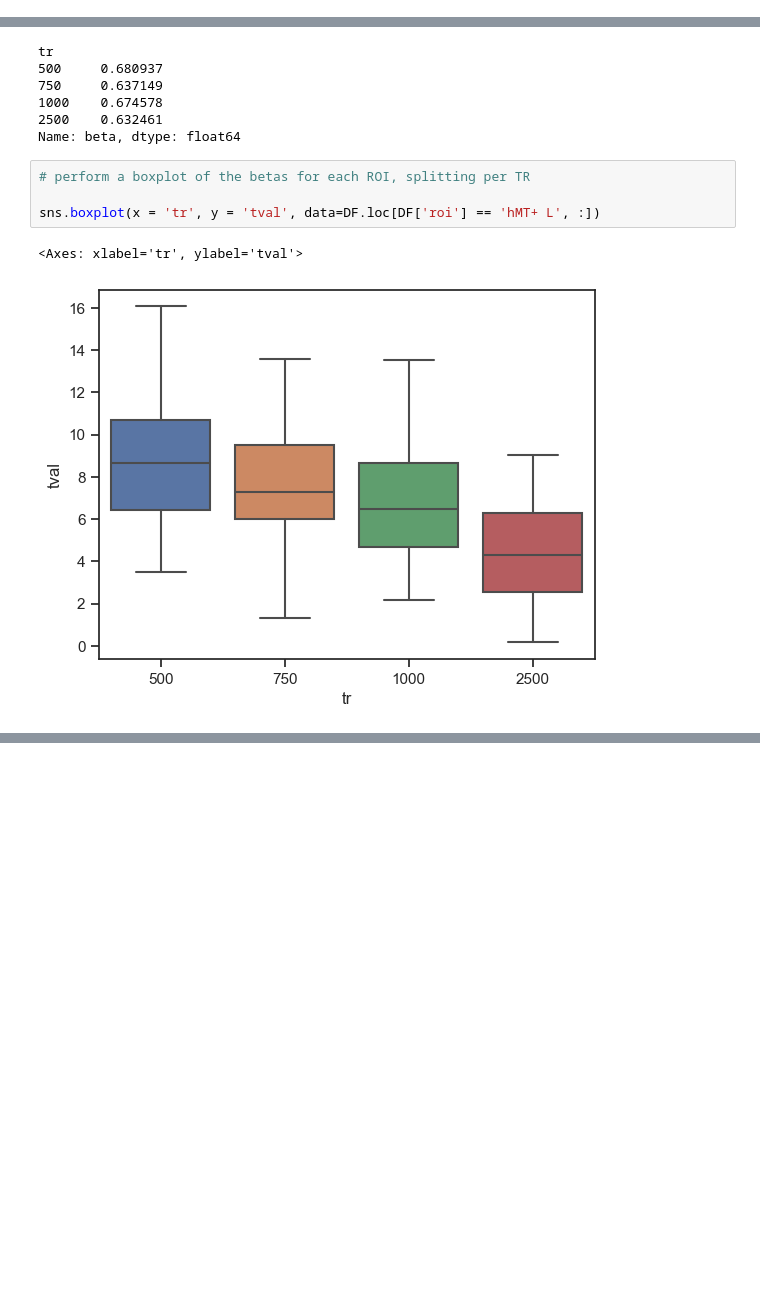
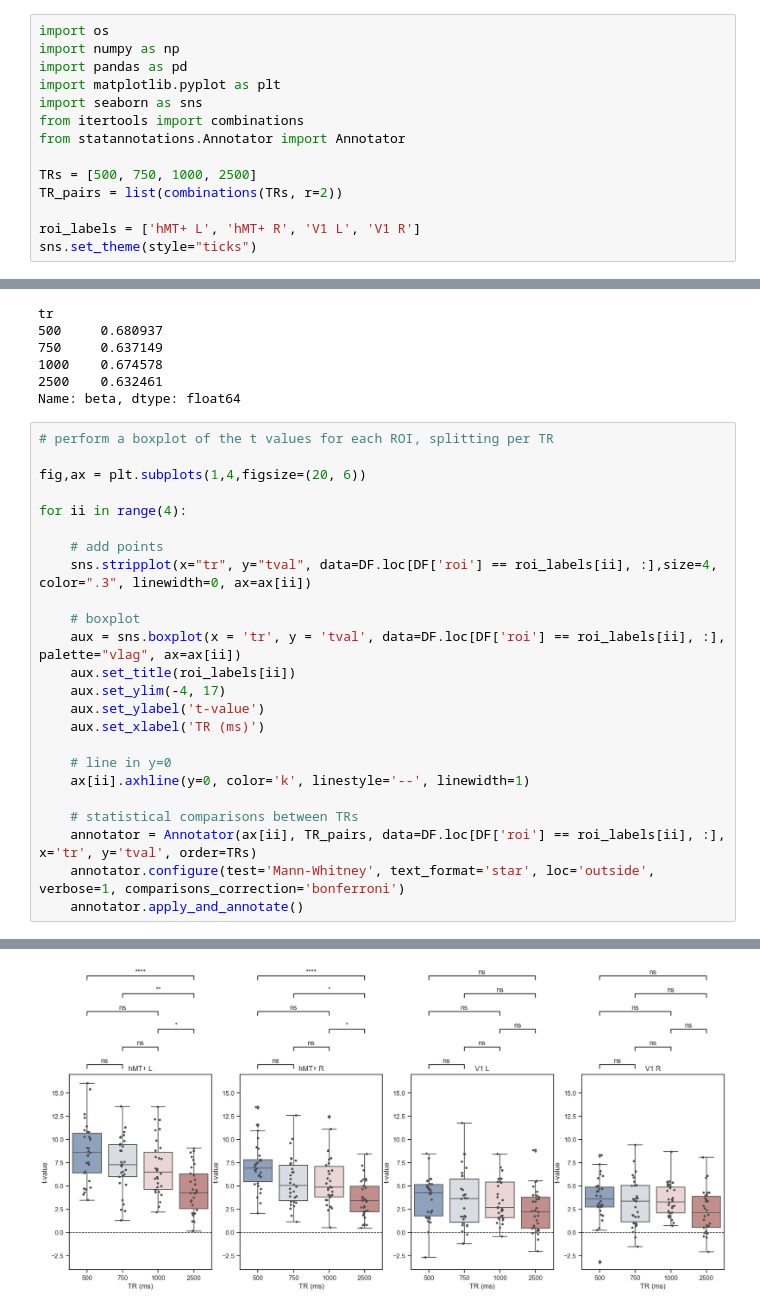
Before and after one commit to CIBIT-UC/vpmbtr, a Jupyter notebook: scripts/nilearn-roianalysis-AAUA.ipynb, the cells around one changed output, grey strips where cells are left out. Saved outputs shown, nothing was run; the diff lists cells and outputs as text; blank space fills up the shorter version.

Commit message:
plot for roi activation comparison per TR

```diff
--- a/scripts/nilearn-roianalysis-AAUA.ipynb
+++ b/scripts/nilearn-roianalysis-AAUA.ipynb
@@ -181,3 +131,17 @@ sns.set_theme(style="ticks")
+# %%
+import os
+import numpy as np
+import pandas as pd
+import matplotlib.pyplot as plt
+import seaborn as sns
+from itertools import combinations
+from statannotations.Annotator import Annotator
+
+TRs = [500, 750, 1000, 2500]
+TR_pairs = list(combinations(TRs, r=2))
+
+roi_labels = ['hMT+ L', 'hMT+ R', 'V1 L', 'V1 R']
+sns.set_theme(style="ticks")
 # %%
 # load dataframe
 DF = pd.read_csv(os.path.join('..','data','nilearn-roianalysis-AAUA.tsv'), sep='\t')
@@ -205,10 +169,28 @@ tr
 1000    0.674578
 2500    0.632461
 Name: beta, dtype: float64
-# %%
-# perform a boxplot of the betas for each ROI, splitting per TR
-
-sns.boxplot(x = 'tr', y = 'tval', data=DF.loc[DF['roi'] == 'hMT+ L', :])
-# %% [output]
-<Axes: xlabel='tr', ylabel='tval'>
-[figure, removed]
+# %%
+# perform a boxplot of the t values for each ROI, splitting per TR
+
+fig,ax = plt.subplots(1,4,figsize=(20, 6))
+
+for ii in range(4):
+
+    # add points
+    sns.stripplot(x="tr", y="tval", data=DF.loc[DF['roi'] == roi_labels[ii], :],size=4, color=".3", linewidth=0, ax=ax[ii])
+
+    # boxplot
+    aux = sns.boxplot(x = 'tr', y = 'tval', data=DF.loc[DF['roi'] == roi_labels[ii], :], palette="vlag", ax=ax[ii])
+    aux.set_title(roi_labels[ii])
+    aux.set_ylim(-4, 17)
+    aux.set_ylabel('t-value')
+    aux.set_xlabel('TR (ms)')
+
+    # line in y=0
+    ax[ii].axhline(y=0, color='k', linestyle='--', linewidth=1)
+
+    # statistical comparisons between TRs
+    annotator = Annotator(ax[ii], TR_pairs, data=DF.loc[DF['roi'] == roi_labels[ii], :], x='tr', y='tval', order=TRs)
+    annotator.configure(test='Mann-Whitney', text_format='star', loc='outside', verbose=1, comparisons_correction='bonferroni')
+    annotator.apply_and_annotate()
+# %% [output]
@@ -214,0 +214 @@ sns.boxplot(x = 'tr', y = 'tval', data=DF.loc[DF['roi'] == 'hMT+ L', :])
+[figure, added]
```
Also changed, not shown: parts of 9 cells of this notebook.
